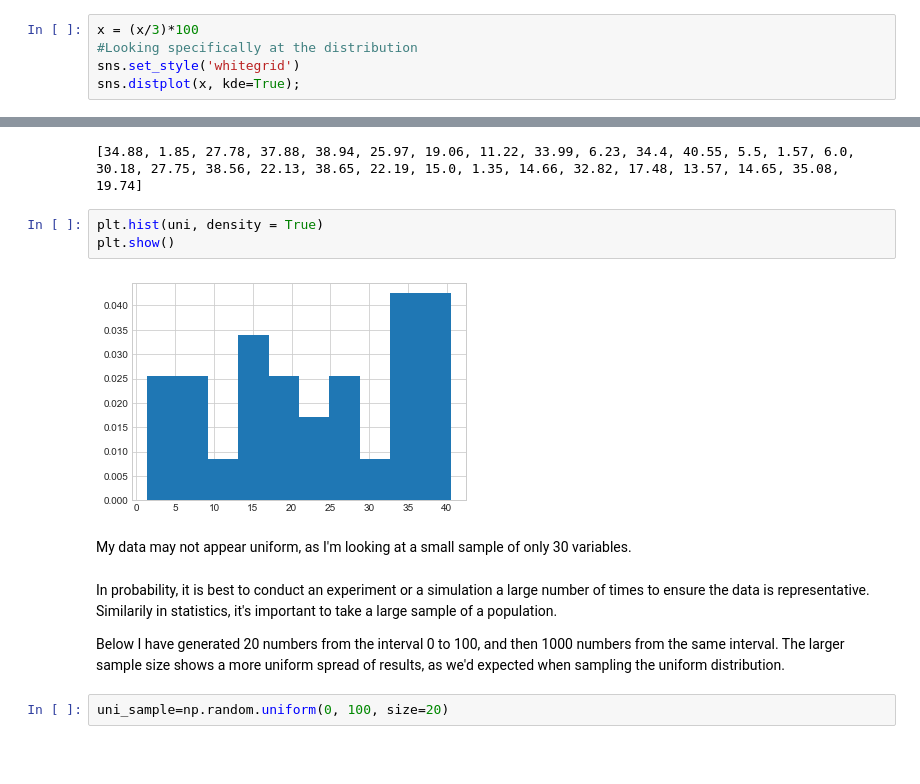
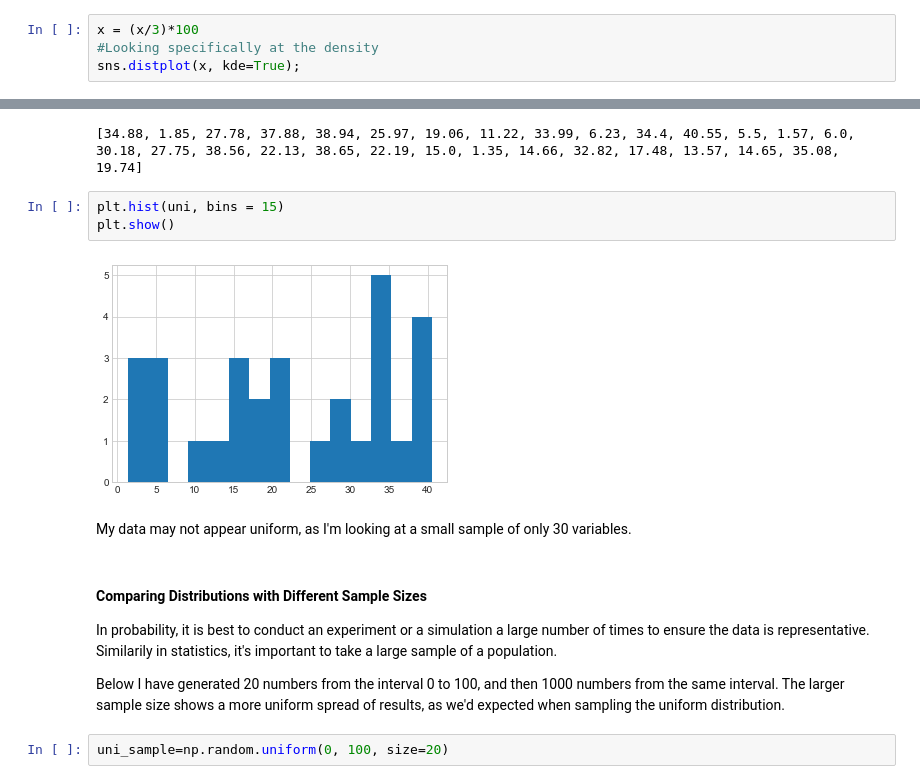
Before and after one commit to MarionMcG/numpy.random, a Jupyter notebook: numpy-random.ipynb, the cells around one changed output, grey strips where cells are left out. Drawn from its saved outputs; the diff is of its cells as text; blank space fills up the shorter version.

```diff
--- a/numpy-random.ipynb
+++ b/numpy-random.ipynb
@@ -157,6 +158,5 @@ Arrays generated using this function can also be modified to generate an array o
 # %%
 x = (x/3)*100
-#Looking specifically at the distribution
-sns.set_style('whitegrid')
+#Looking specifically at the density
 sns.distplot(x, kde=True);
 # %% [output]
@@ -351,13 +351,14 @@ print(uni)
 # %% [output]
 [34.88, 1.85, 27.78, 37.88, 38.94, 25.97, 19.06, 11.22, 33.99, 6.23, 34.4, 40.55, 5.5, 1.57, 6.0, 30.18, 27.75, 38.56, 22.13, 38.65, 22.19, 15.0, 1.35, 14.66, 32.82, 17.48, 13.57, 14.65, 35.08, 19.74]
 # %%
-plt.hist(uni, density = True)
+plt.hist(uni, bins = 15)
 plt.show()
 # %% [output]
-[figure, old version]
+[figure, new version]
 # %% [markdown]
 My data may not appear uniform, as I'm looking at a small sample of only 30 variables.
 # %% [markdown]
+#### Comparing Distributions with Different Sample Sizes
 In probability, it is best to conduct an experiment or a simulation a large number of times to ensure the data is representative. Similarily in statistics, it's important to take a large sample of a population.
 
 Below I have generated 20 numbers from the interval 0 to 100, and then 1000 numbers from the same interval. The larger sample size shows a more uniform spread of results, as we'd expected when sampling the uniform distribution.
```
Also changed, not shown: parts of 7 cells of this notebook.
